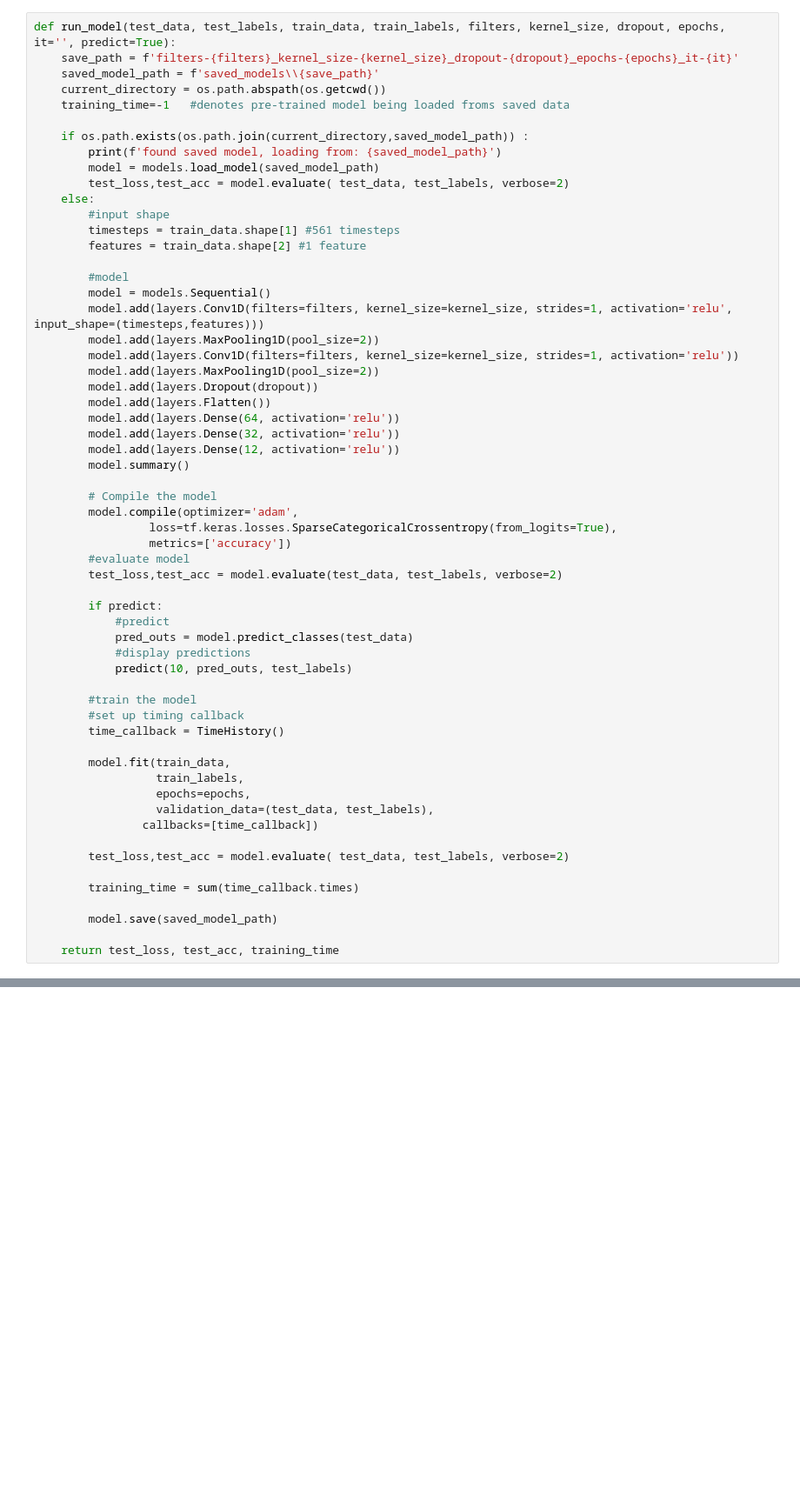
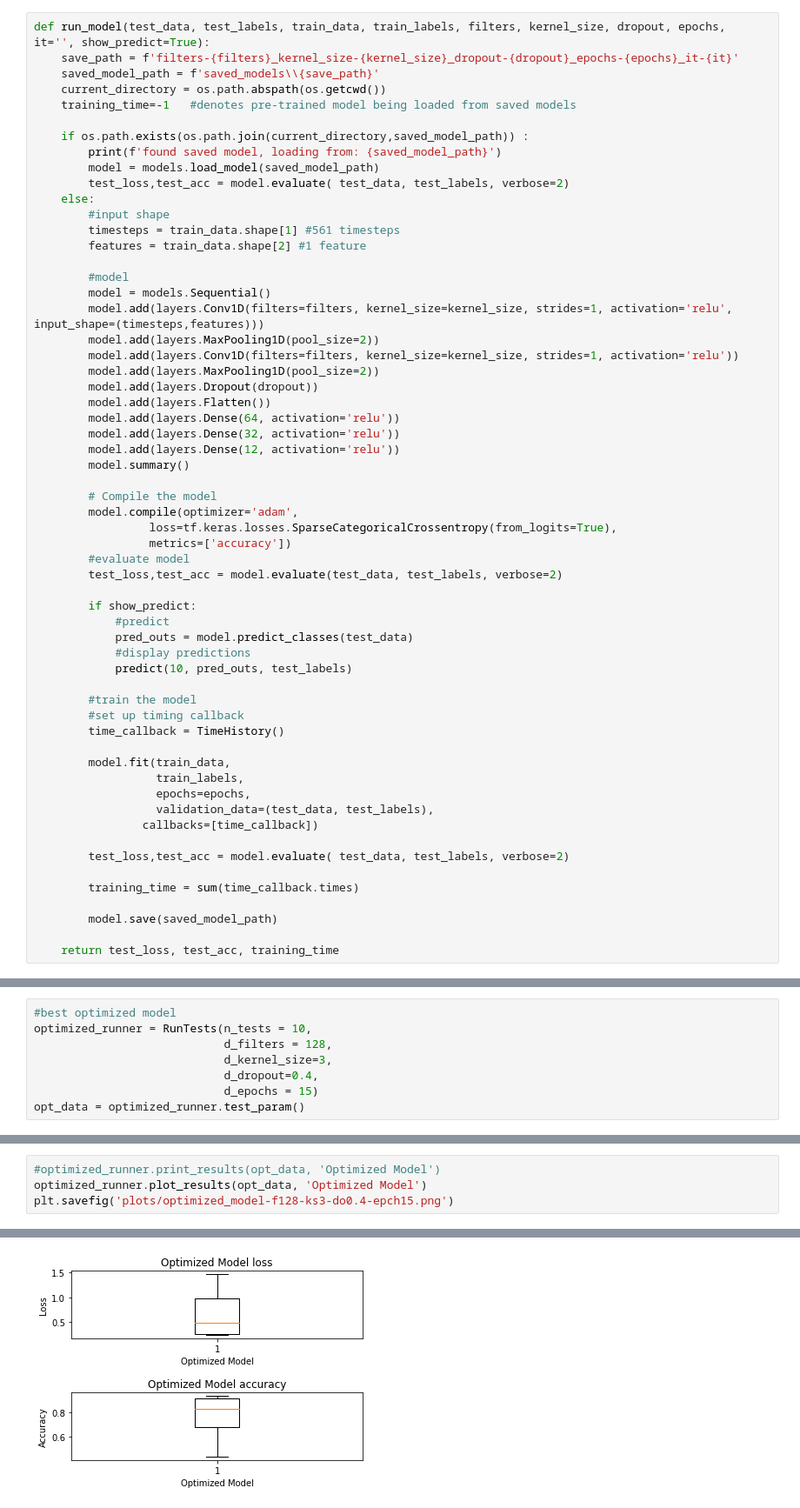
Before and after one commit to ec965/HAPT-CNN, a Jupyter notebook: final_project.ipynb, the cells around one changed output, grey strips where cells are left out. Shown: that part at 87% size. Saved outputs shown, nothing was run; the diff lists cells and outputs as text; blank space fills up the shorter version.

Commit message:
optimized model

```diff
--- a/final_project.ipynb
+++ b/final_project.ipynb
@@ -84,11 +84,11 @@ def predict(pred_range, pred_outs, test_labels):
     print(f'True predictions:{true_pred}')
     print(f'Prediction accuraccy for first 25 values: {true_pred/pred_range}')
 # %%
-def run_model(test_data, test_labels, train_data, train_labels, filters, kernel_size, dropout, epochs, it='', predict=True):
+def run_model(test_data, test_labels, train_data, train_labels, filters, kernel_size, dropout, epochs, it='', show_predict=True):
     save_path = f'filters-{filters}_kernel_size-{kernel_size}_dropout-{dropout}_epochs-{epochs}_it-{it}'
     saved_model_path = f'saved_models\\{save_path}'
     current_directory = os.path.abspath(os.getcwd())
-    training_time=-1   #denotes pre-trained model being loaded froms saved data
+    training_time=-1   #denotes pre-trained model being loaded from saved models
 
     if os.path.exists(os.path.join(current_directory,saved_model_path)) :
         print(f'found saved model, loading from: {saved_model_path}')
@@ -119,7 +119,7 @@ def run_model(test_data, test_labels, train_data, train_labels, filters, kernel_
         #evaluate model
         test_loss,test_acc = model.evaluate(test_data, test_labels, verbose=2)
 
-        if predict:
+        if show_predict:
             #predict
             pred_outs = model.predict_classes(test_data)
             #display predictions
@@ -380,3 +417,11 @@ runner.plot_results(epoch_data, 'epochs')
 plt.savefig('plots/epoch-5-10-15-20.png')
 # %% [output]
 [figure]
+# %%
+#best optimized model
+optimized_runner = RunTests(n_tests = 10,
+                            d_filters = 128,
+                            d_kernel_size=3,
+                            d_dropout=0.4,
+                            d_epochs = 15)
+opt_data = optimized_runner.test_param()
@@ -382,0 +446,5 @@ plt.savefig('plots/epoch-5-10-15-20.png')
+# %%
+#optimized_runner.print_results(opt_data, 'Optimized Model')
+optimized_runner.plot_results(opt_data, 'Optimized Model')
+plt.savefig('plots/optimized_model-f128-ks3-do0.4-epch15.png')
+# %% [output]
@@ -382,0 +468 @@ plt.savefig('plots/epoch-5-10-15-20.png')
+[figure, added]
```
Also changed, not shown: parts of 12 cells of this notebook, 54 other files.
